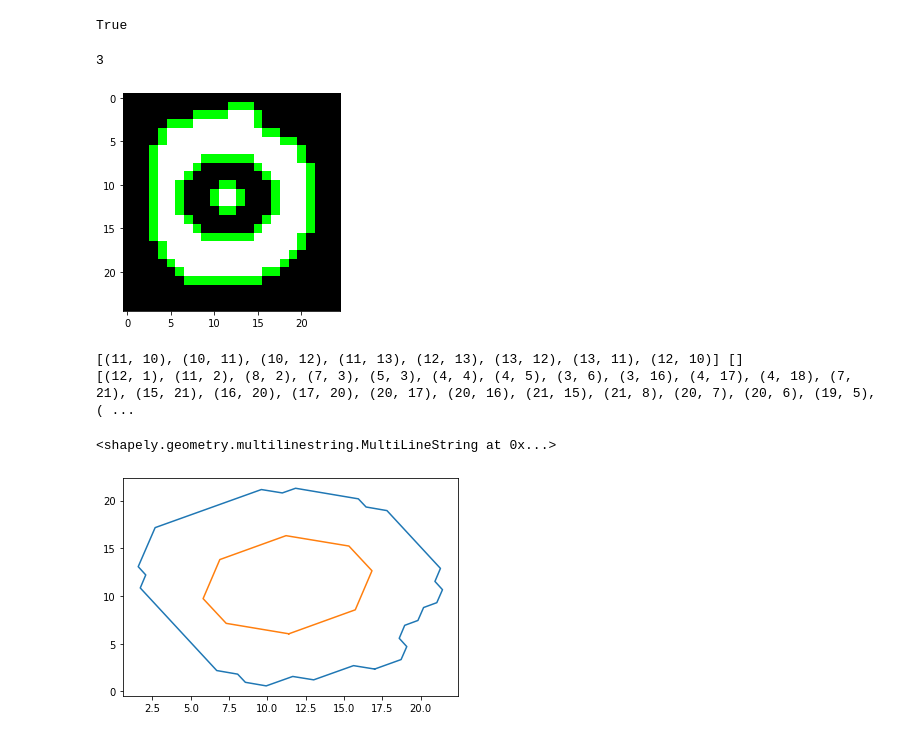
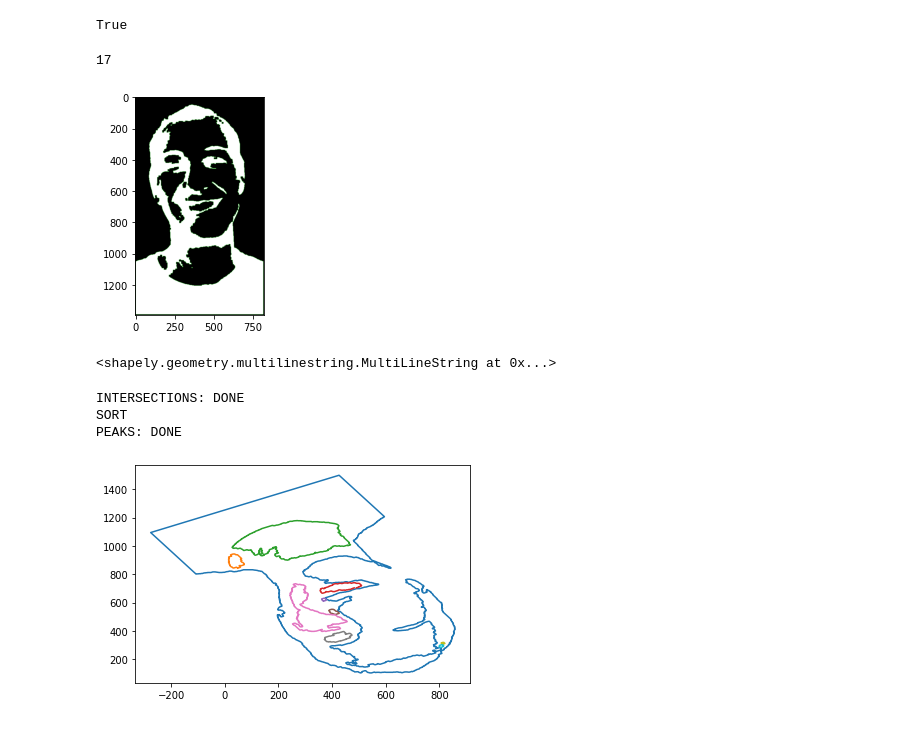
Before and after one commit to ejbosia/drawbot, a Jupyter notebook: python/Zig Zag - Shapely.ipynb, the cells around one changed output. Cells and saved outputs as stored; diff of their text form; code cells hidden in the pictures.

```diff
--- a/python/Zig Zag - Shapely.ipynb
+++ b/python/Zig Zag - Shapely.ipynb
@@ -9,7 +10,7 @@ import convert_polygons as cp
 
 import shapely.affinity as sa
 # %%
-image = cv2.imread("../images/test_ring.png", 0)
+image = cv2.imread("../images/test_pic.png", 0)
 not image is None
 # %% [output]
 True
@@ -18,7 +19,7 @@ c,h = cv2.findContours(image, cv2.RETR_CCOMP, cv2.CHAIN_APPROX_SIMPLE)
 
 len(c)
 # %% [output]
-3
+17
 # %%
 %matplotlib inline
 
@@ -29,18 +30,15 @@ cv2.drawContours(test, c, -1, (0,255,0), 1)
 plt.imshow(test)
 plt.show()
 # %% [output]
-[figure, old version]
+[figure, new version]
 # %%
 import importlib as IL
 from shapely.geometry import Polygon, LineString, Point, MultiLineString
 # %%
 IL.reload(cp)
 p_list = cp.execute(image)
-# %% [output]
-[(11, 10), (10, 11), (10, 12), (11, 13), (12, 13), (13, 12), (13, 11), (12, 10)] []
-[(12, 1), (11, 2), (8, 2), (7, 3), (5, 3), (4, 4), (4, 5), (3, 6), (3, 16), (4, 17), (4, 18), (7, 21), (15, 21), (16, 20), (17, 20), (20, 17), (20, 16), (21, 15), (21, 8), (20, 7), (20, 6), (19, 5), ( ...
 # %%
-polygon = p_list[1]
+polygon = p_list[-1]
 
 new = sa.rotate(polygon,np.pi/6, use_radians=True)
 
@@ -100,57 +104,70 @@ def find_peaks(contour):
 # %%
-distance = 0.001
 
+distance = image.shape[0] * 0.001
 
 l1 = LineString(list(new.envelope.exterior.coords)[0:2])
 l1 = l1.parallel_offset(0.5*distance, 'left')
 
-
 test = MultiLineString([new.exterior]+list(new.interiors))
 
-intersection_list = []
+vertex_list = [p for p in new.exterior.coords]
+
+for interior in new.interiors:
+    vertex_list.extend([p for p in interior.coords])
+
 contour_list = []
 
 for _ in range(len(test)):
     contour_list.append([])
 
 while l1.intersects(new):
 
-    intersections = []
-
     for i, x in enumerate(test):
         if l1.intersects(x):
-            ip = list(x.intersection(l1))
+
+            values = x.intersection(l1)
+
+            ip = list(values)
+
             contour_list[i].extend(ip)
-            intersections.extend(ip)
-
-    intersection_list.append(intersections)
 
     l1 = l1.parallel_offset(distance, 'left')
 
 
-for i in range(len(intersection_list)):
+print("INTERSECTIONS: DONE")
 
-    intersection_list[i].sort(key = lambda x: x.x)
+
 
 # sort the contour points
 for i in range(len(contour_list)):
 
     # sort the points by the projection distance
-    contour_list[i].sort(key=test[i].project)
+    contour_list[i].sort(key = test[i].project)
+
+# sort the contour points
+for i in range(len(contour_list)):
+
+    contour_list[i] = [(p.x,p.y) for p in contour_list[i]]
+
+
+print("SORT")
+
+# sort the contour points
+for i in range(len(contour_list)):
 
     # find the peaks in the contour
-    peaks = find_peaks(contour_list[i])
+    peaks = find_peaks_numba(np.array(contour_list[i]))
 
     # remove the peaks from the contour and intersection list
     for p in peaks:
 
-        contour_list[i].remove(p)
-
-        for r, row in enumerate(intersection_list):
-            if p in row:
-                intersection_list[r].remove(p)
-
+        contour_list[i].remove(tuple(p))
 
     plot_path(contour_list[i])
+
+print("PEAKS: DONE")
 # %% [output]
+INTERSECTIONS: DONE
+SORT
+PEAKS: DONE
-[figure, old version]
+[figure, new version]
```
Also changed, not shown: parts of 23 cells of this notebook, 2 other files.
